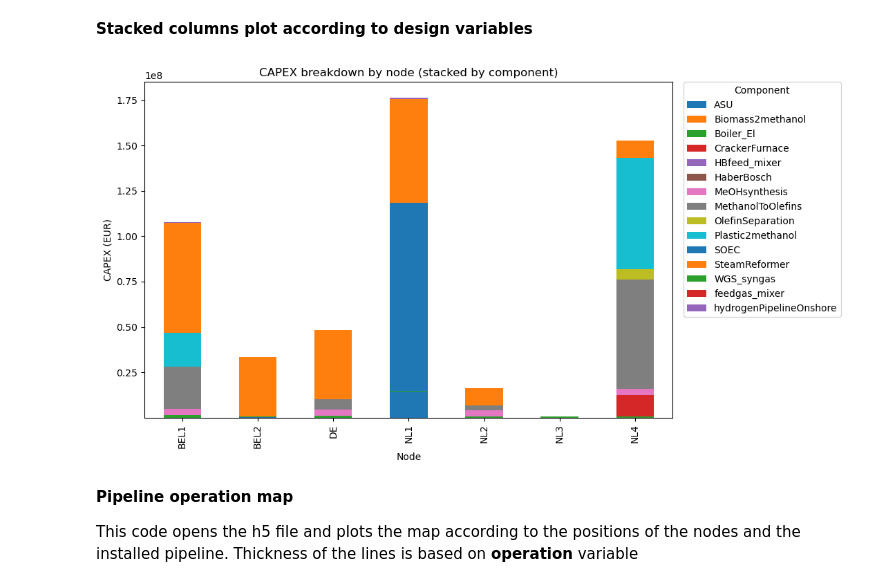
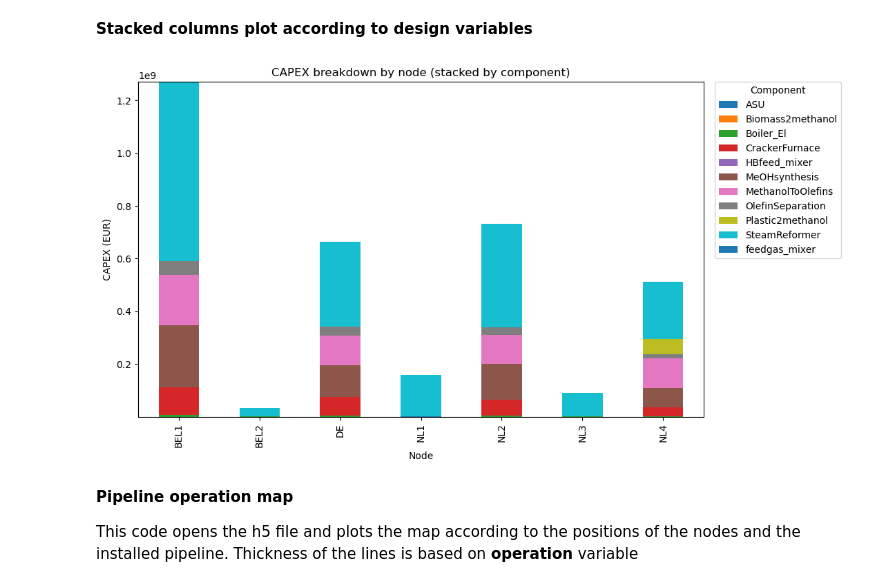
Before and after one commit to AlessandroMagnino/AdOpT-NET0_my, a Jupyter notebook: output_analysers/h5_reader.ipynb, the cells around one changed output. Drawn from its saved outputs; the diff is of its cells as text; code cells hidden in the pictures.

```diff
--- a/output_analysers/h5_reader.ipynb
+++ b/output_analysers/h5_reader.ipynb
@@ -534,35 +534,35 @@ def plot_stacked_capex_by_node(df: pd.DataFrame,
     ax.set_xlabel("Node")
     ax.set_title("CAPEX breakdown by node (stacked by component)")
     ax.legend(title="Component", bbox_to_anchor=(1.02, 1), loc="upper left", borderaxespad=0)
 
     plt.tight_layout()
     plt.show()
 
 # Main
-h5_path = r"output\backbone_20260309170115-1\optimization_results.h5"
+h5_path = r"output\backbone_20260310171458-1\optimization_results.h5"
 year = "2022"
 
 base = create_base_df(h5_path, year=year)
 base_tech = load_technologies_design_results("capex_tot", h5_path, year=year, base_df=base)
 base_ntw = load_networks_design_results("capex", h5_path, year=year, base_df=base)
 
 base_combined = merge_tech_and_ntw(base_tech, base_ntw, dataset_name=("capex_tot", "capex"), column_name="capex")
 
 # In case we want to load size as well (not needed for the plot but maybe useful for other analyses):
 # base = load_design_results("size", h5_path, year=year, base_df=base)
 
 # Node order (optional, can be customized or set to None for default sorting)
 node_order = ["BEL1", "BEL2", "DE", "NL1", "NL2", "NL3", "NL4"]
 
 plot_stacked_capex_by_node(
     base_combined,
     capex_col="capex",
     node_order=node_order,
     top_n_components=None,   # set to something like 10 if the legend explodes
     drop_zeros=True
 )
 # %% [output]
-[figure, old version]
+[figure, new version]
 # %% [markdown]
 **Pipeline operation map**
 
```
Also changed, not shown: parts of 1 cell of this notebook, 47 other files.
